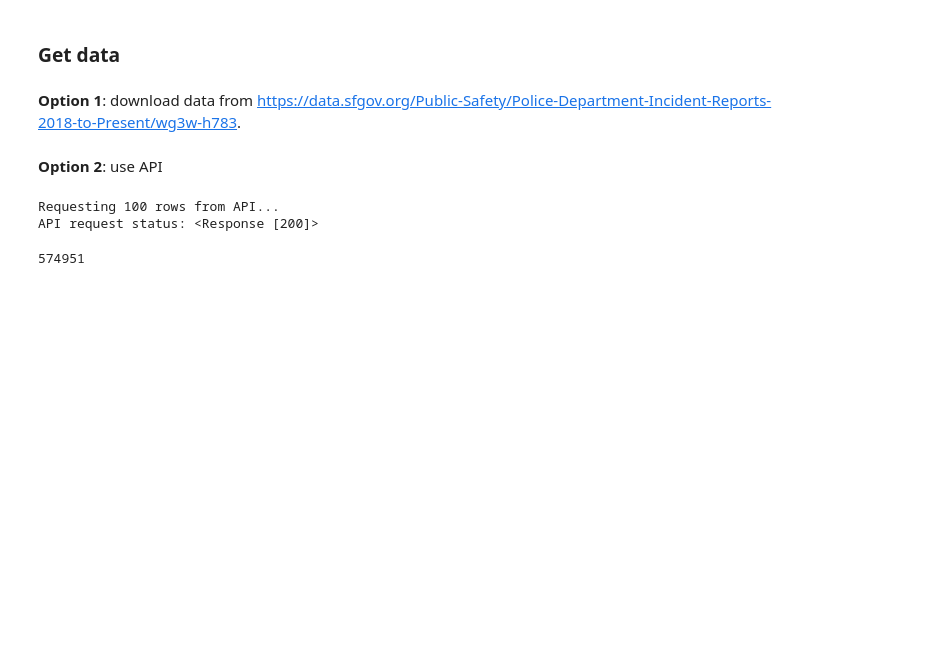
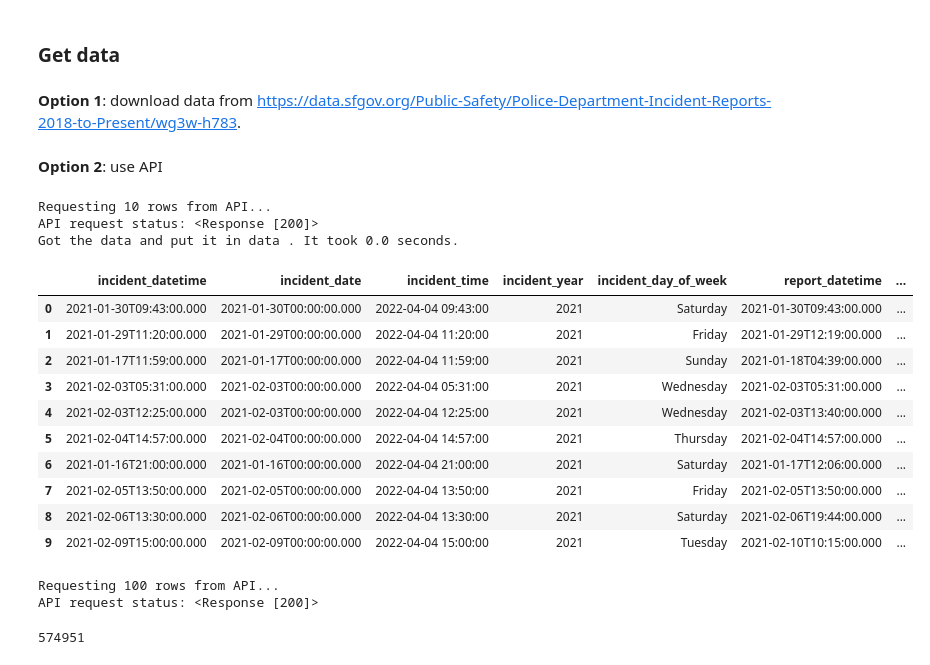
Before and after one commit to lizre/prophet-quickstart, a Jupyter notebook: prophet_quickstart.ipynb, the cells around one changed output. Saved outputs shown, nothing was run; the diff lists cells and outputs as text; code cells hidden in the pictures; blank space fills up the shorter version.

Commit message:
use function instead of all lines, to get data from api

```diff
--- a/prophet_quickstart.ipynb
+++ b/prophet_quickstart.ipynb
@@ -23,4 +29,21 @@ from sklearn.model_selection import train_test_split
 df=pd.read_csv("data/Police_Department_Incident_Reports__2018_to_Present.csv")
 # %% [markdown]
 **Option 2**: use API
+# %%
+functions.get_data(limit = "10")
+# %% [output]
+Requesting 10 rows from API...
+API request status: <Response [200]>
+Got the data and put it in data . It took 0.0 seconds.
+|  | incident_datetime | incident_date | incident_time | incident_year | incident_day_of_week | report_datetime | ... |
+| 0 | 2021-01-30T09:43:00.000 | 2021-01-30T00:00:00.000 | 2022-04-04 09:43:00 | 2021 | Saturday | 2021-01-30T09:43:00.000 | ... |
+| 1 | 2021-01-29T11:20:00.000 | 2021-01-29T00:00:00.000 | 2022-04-04 11:20:00 | 2021 | Friday | 2021-01-29T12:19:00.000 | ... |
+| 2 | 2021-01-17T11:59:00.000 | 2021-01-17T00:00:00.000 | 2022-04-04 11:59:00 | 2021 | Sunday | 2021-01-18T04:39:00.000 | ... |
+| 3 | 2021-02-03T05:31:00.000 | 2021-02-03T00:00:00.000 | 2022-04-04 05:31:00 | 2021 | Wednesday | 2021-02-03T05:31:00.000 | ... |
+| 4 | 2021-02-03T12:25:00.000 | 2021-02-03T00:00:00.000 | 2022-04-04 12:25:00 | 2021 | Wednesday | 2021-02-03T13:40:00.000 | ... |
+| 5 | 2021-02-04T14:57:00.000 | 2021-02-04T00:00:00.000 | 2022-04-04 14:57:00 | 2021 | Thursday | 2021-02-04T14:57:00.000 | ... |
+| 6 | 2021-01-16T21:00:00.000 | 2021-01-16T00:00:00.000 | 2022-04-04 21:00:00 | 2021 | Saturday | 2021-01-17T12:06:00.000 | ... |
+| 7 | 2021-02-05T13:50:00.000 | 2021-02-05T00:00:00.000 | 2022-04-04 13:50:00 | 2021 | Friday | 2021-02-05T13:50:00.000 | ... |
+| 8 | 2021-02-06T13:30:00.000 | 2021-02-06T00:00:00.000 | 2022-04-04 13:30:00 | 2021 | Saturday | 2021-02-06T19:44:00.000 | ... |
+| 9 | 2021-02-09T15:00:00.000 | 2021-02-09T00:00:00.000 | 2022-04-04 15:00:00 | 2021 | Tuesday | 2021-02-10T10:15:00.000 | ... |
 # %%
```
Also changed, not shown: parts of 2 cells of this notebook.
